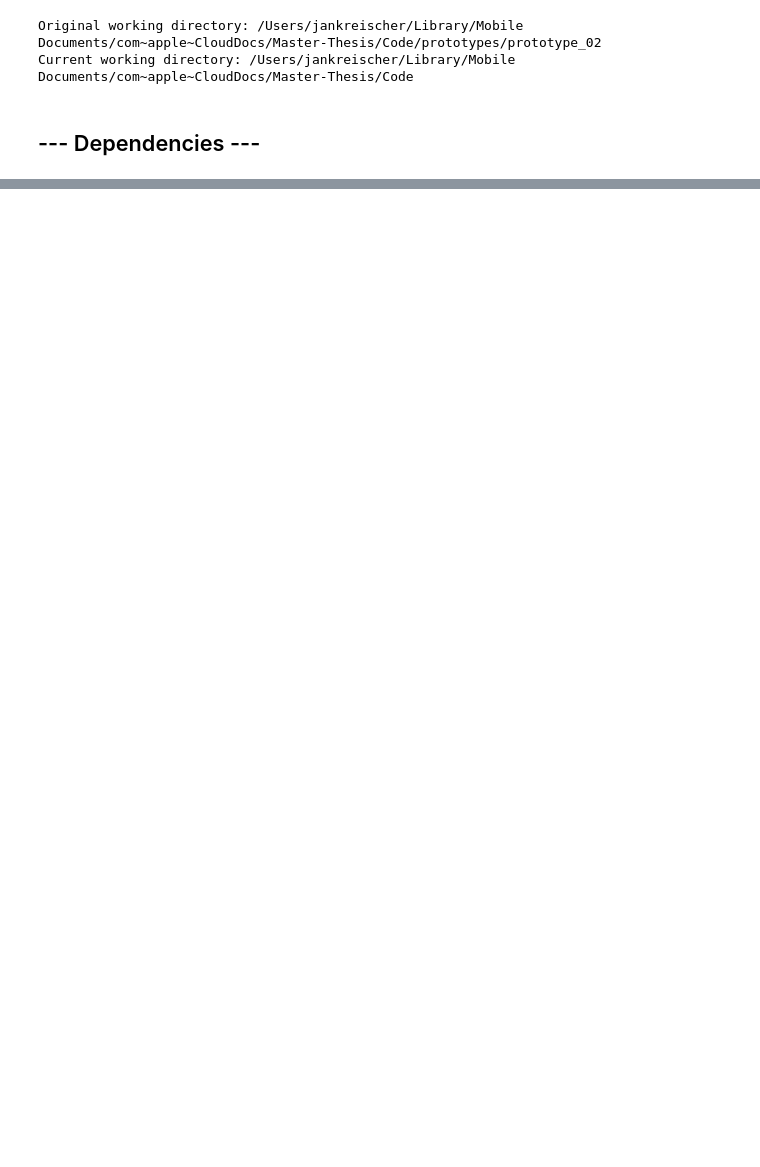
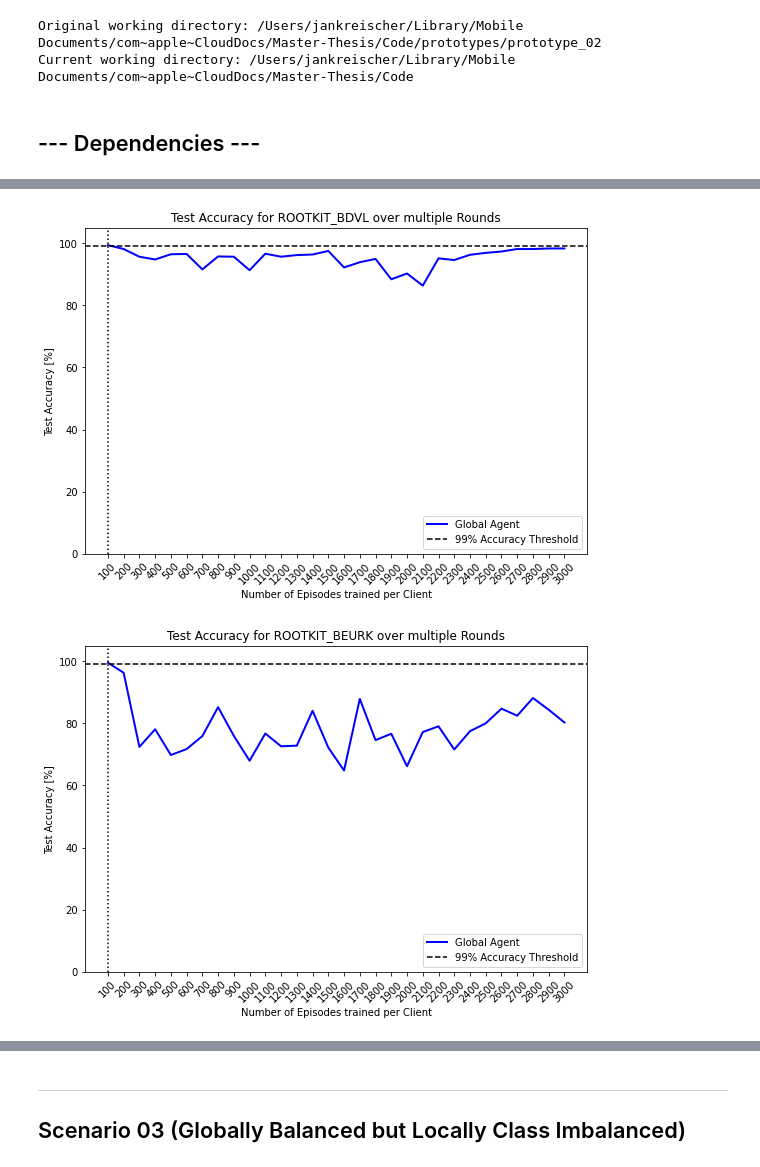
Before and after one commit to jan-kreischer/FedRL-for-IoT-Security, a Jupyter notebook: prototypes/prototype_02/experiment-01.ipynb, the cells around one changed output, grey strips where cells are left out. Drawn from its saved outputs; the diff is of its cells as text; code cells hidden in the pictures; blank space fills up the shorter version.

```diff
--- a/prototypes/prototype_02/experiment-01.ipynb
+++ b/prototypes/prototype_02/experiment-01.ipynb
@@ -1862,0 +1159,2 @@ Mitigation Performance for RANSOMWARE_POC
+# %%
+e1v2 = run_sample_distribution_experiment(1, 2, rl_training_data_strides, regular_sampling_probabilities, regular_sampling_probabilities, 1, 30, 100, False)
@@ -1862,0 +1179,5 @@ Mitigation Performance for RANSOMWARE_POC
+# %%
+e1v2.show_experiment_graphs(y_threshold=99, show_individual_clients=False)
+# %% [output]
+[figure, added]
+[figure, added]
@@ -1862,0 +1191,3 @@ Mitigation Performance for RANSOMWARE_POC
+# %% [markdown]
+---
+## Scenario 03 (Globally Balanced but Locally Class Imbalanced)
```
Also changed, not shown: parts of 64 cells of this notebook.
